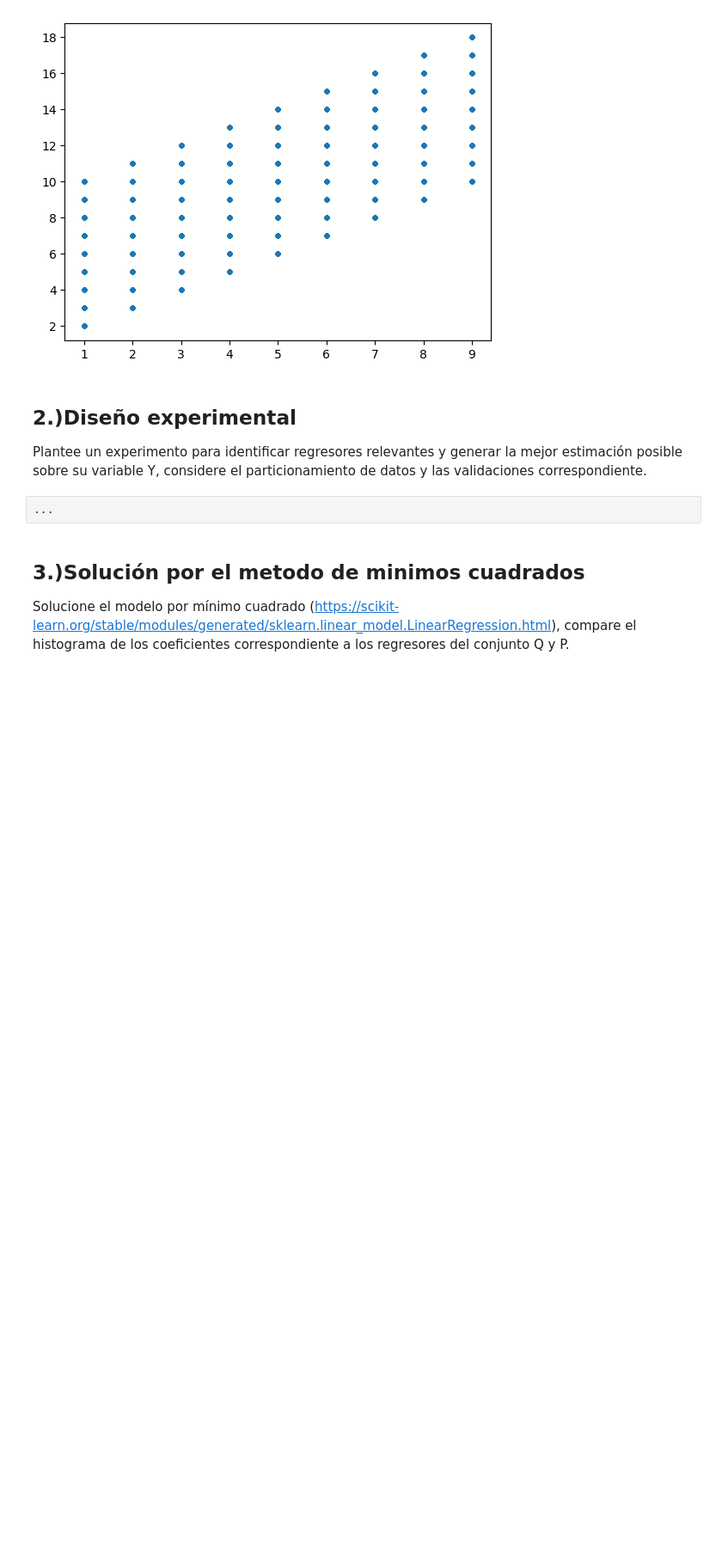
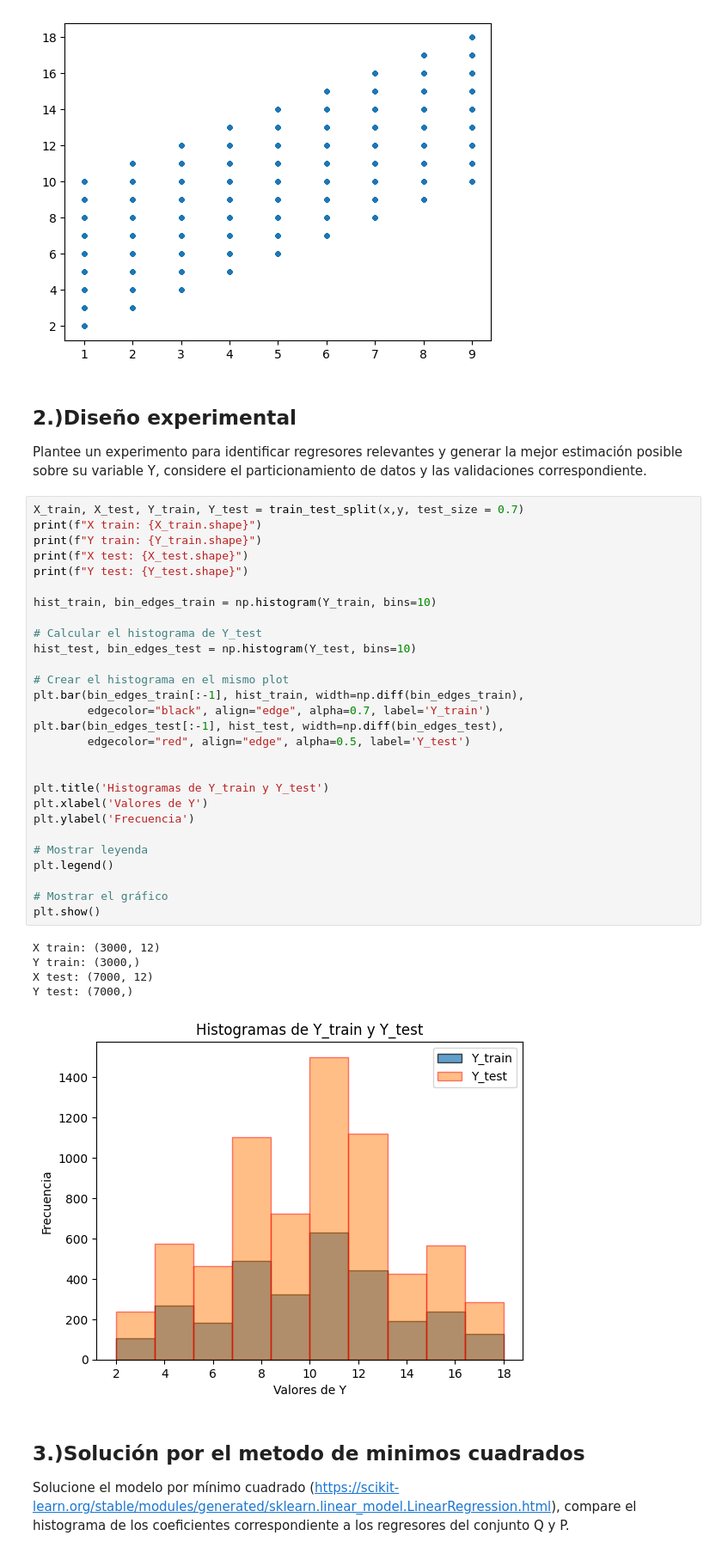
Before and after one commit to DavidRJimenez/RegresionLineal2, a Jupyter notebook: Regresion LIneal Analisis/Regresión_lineal_analisis.ipynb, the cells around one changed output. Shown at 86% size. Cells and saved outputs as stored; diff of their text form; blank space fills up the shorter version.

```diff
--- a/Regresion LIneal Analisis/Regresión_lineal_analisis.ipynb
+++ b/Regresion LIneal Analisis/Regresión_lineal_analisis.ipynb
@@ -26,8 +27,40 @@ plt.plot(x[:,1],y,'.')
 ## 2.)Diseño experimental
 
 Plantee un experimento para identificar regresores relevantes y generar la mejor estimación posible sobre su variable Y, considere el particionamiento de datos y las validaciones correspondiente.
-# %%
-...
+# %%
+X_train, X_test, Y_train, Y_test = train_test_split(x,y, test_size = 0.7)
+print(f"X train: {X_train.shape}")
+print(f"Y train: {Y_train.shape}")
+print(f"X test: {X_test.shape}")
+print(f"Y test: {Y_test.shape}")
+
+hist_train, bin_edges_train = np.histogram(Y_train, bins=10)
+
+# Calcular el histograma de Y_test
+hist_test, bin_edges_test = np.histogram(Y_test, bins=10)
+
+# Crear el histograma en el mismo plot
+plt.bar(bin_edges_train[:-1], hist_train, width=np.diff(bin_edges_train),
+        edgecolor="black", align="edge", alpha=0.7, label='Y_train')
+plt.bar(bin_edges_test[:-1], hist_test, width=np.diff(bin_edges_test),
+        edgecolor="red", align="edge", alpha=0.5, label='Y_test')
+
+
+plt.title('Histogramas de Y_train y Y_test')
+plt.xlabel('Valores de Y')
+plt.ylabel('Frecuencia')
+
+# Mostrar leyenda
+plt.legend()
+
+# Mostrar el gráfico
+plt.show()
+# %% [output]
+X train: (3000, 12)
+Y train: (3000,)
+X test: (7000, 12)
+Y test: (7000,)
+[figure, added]
 # %% [markdown]
 ## 3.)Solución por el metodo de minimos cuadrados
 
```
Also changed, not shown: parts of 1 cell of this notebook.
